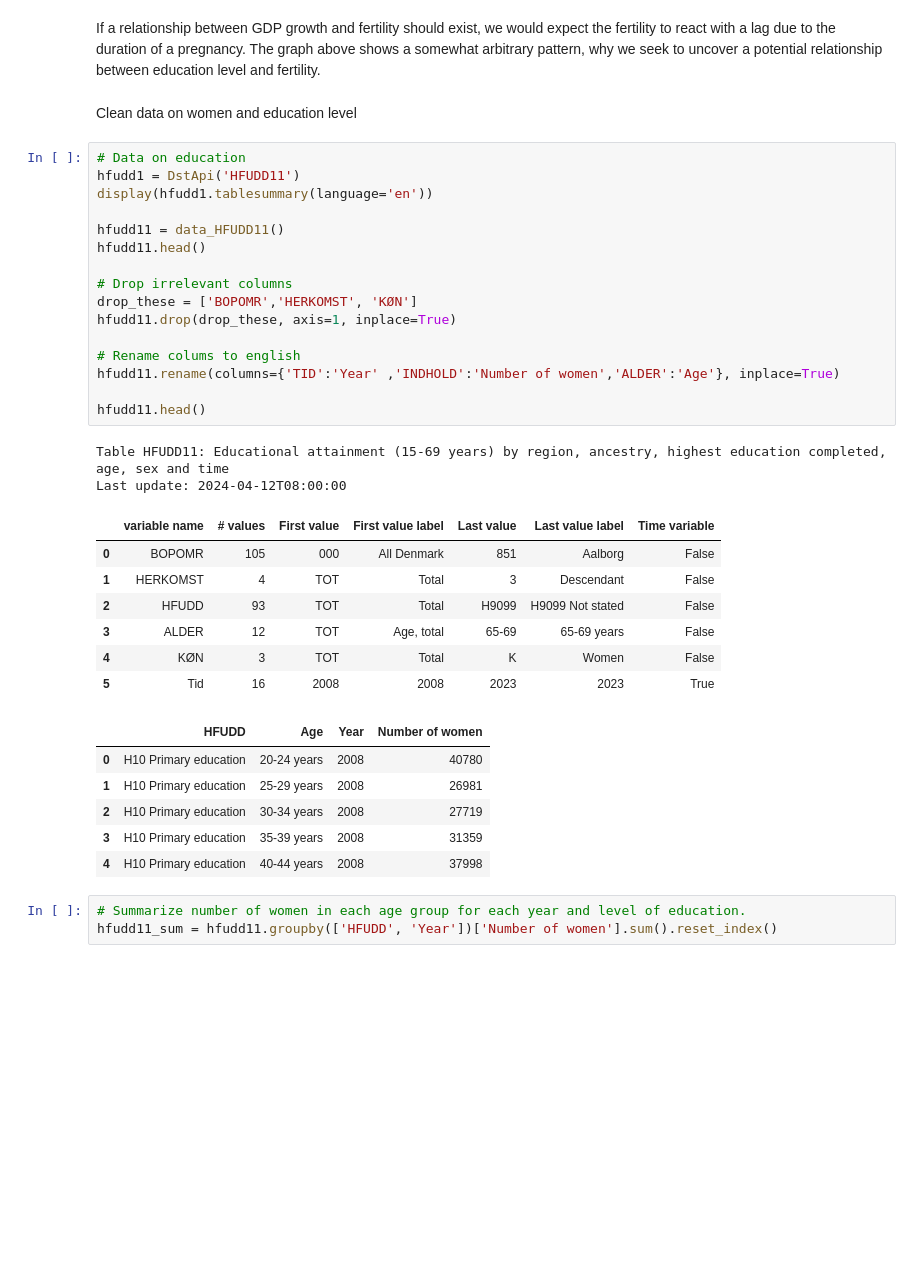
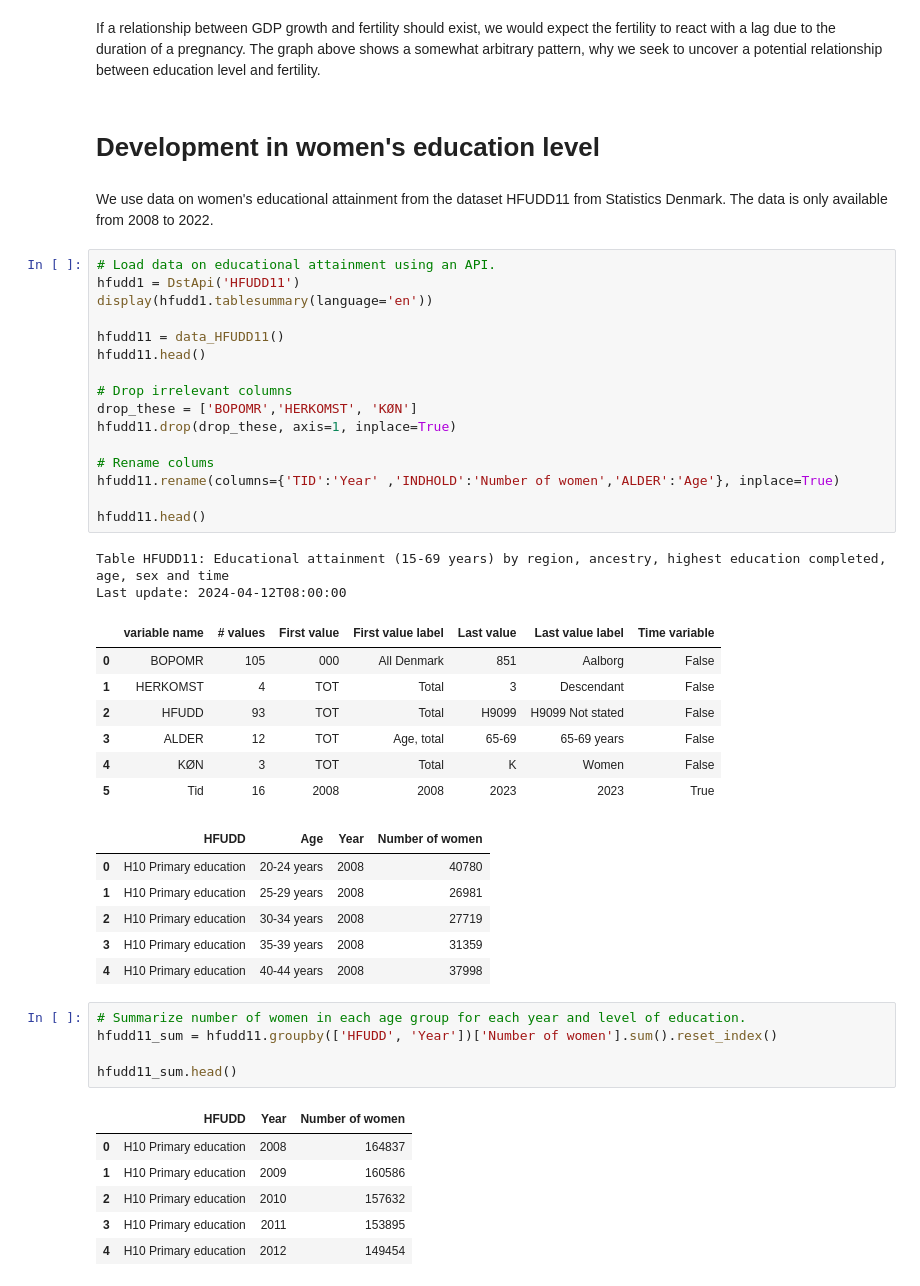
Before and after one commit to NumEconCopenhagen/projects-2024-anne-sofie-ida-anna-livia, a Jupyter notebook: dataproject/dataproject.ipynb, the cells around one changed output. Cells and saved outputs as stored; diff of their text form; blank space fills up the shorter version.

```diff
--- a/dataproject/dataproject.ipynb
+++ b/dataproject/dataproject.ipynb
@@ -257,10 +220,12 @@ We anticipate a delayed response in fertility due to the duration of a pregnancy
 However, the pattern in the graph appears somewhat arbitrary, which is why we seek to uncover a potential relationship between education level and fertility.
 # %% [markdown]
 If a relationship between GDP growth and fertility should exist, we would expect the fertility to react with a lag due to the duration of a pregnancy. The graph above shows a somewhat arbitrary pattern, why we seek to uncover a potential relationship between education level and fertility.
-# %% [markdown]
-Clean data on women and education level
+# %% [markdown]
+# Development in women's education level
+# %% [markdown]
+We use data on women's educational attainment from the dataset HFUDD11 from Statistics Denmark. The data is only available from 2008 to 2022.
 # %%
-# Data on education
+# Load data on educational attainment using an API.
 hfudd1 = DstApi('HFUDD11')
 display(hfudd1.tablesummary(language='en'))
 
@@ -271,7 +236,7 @@ hfudd11.head()
 drop_these = ['BOPOMR','HERKOMST', 'KØN']
 hfudd11.drop(drop_these, axis=1, inplace=True)
 
-# Rename colums to english
+# Rename colums
 hfudd11.rename(columns={'TID':'Year' ,'INDHOLD':'Number of women','ALDER':'Age'}, inplace=True)
 
 hfudd11.head()
@@ -294,3 +259,12 @@ Last update: 2024-04-12T08:00:00
 # %%
 # Summarize number of women in each age group for each year and level of education.
 hfudd11_sum = hfudd11.groupby(['HFUDD', 'Year'])['Number of women'].sum().reset_index()
+
+hfudd11_sum.head()
+# %% [output]
+|  | HFUDD | Year | Number of women |
+| 0 | H10 Primary education | 2008 | 164837 |
+| 1 | H10 Primary education | 2009 | 160586 |
+| 2 | H10 Primary education | 2010 | 157632 |
+| 3 | H10 Primary education | 2011 | 153895 |
+| 4 | H10 Primary education | 2012 | 149454 |
```
Also changed, not shown: parts of 25 cells of this notebook, 1 other file.
